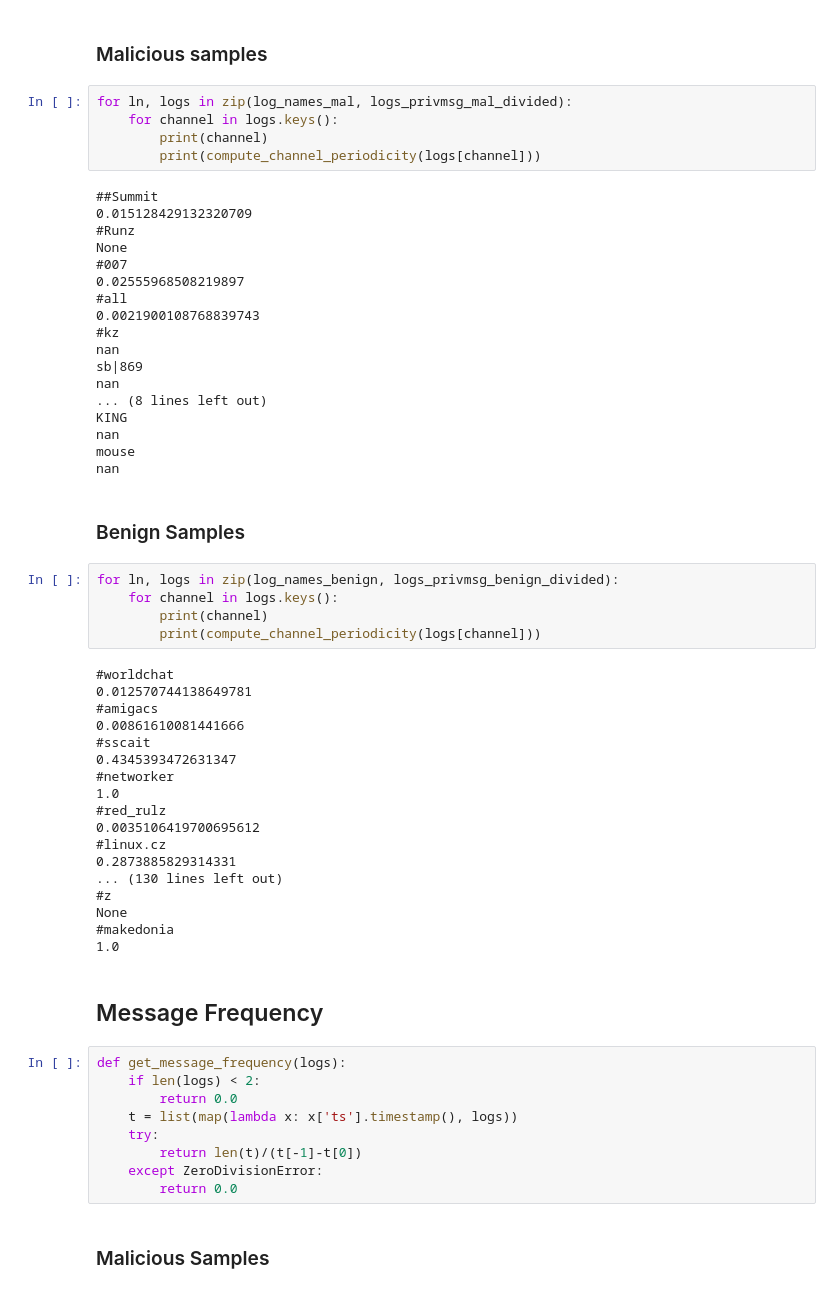
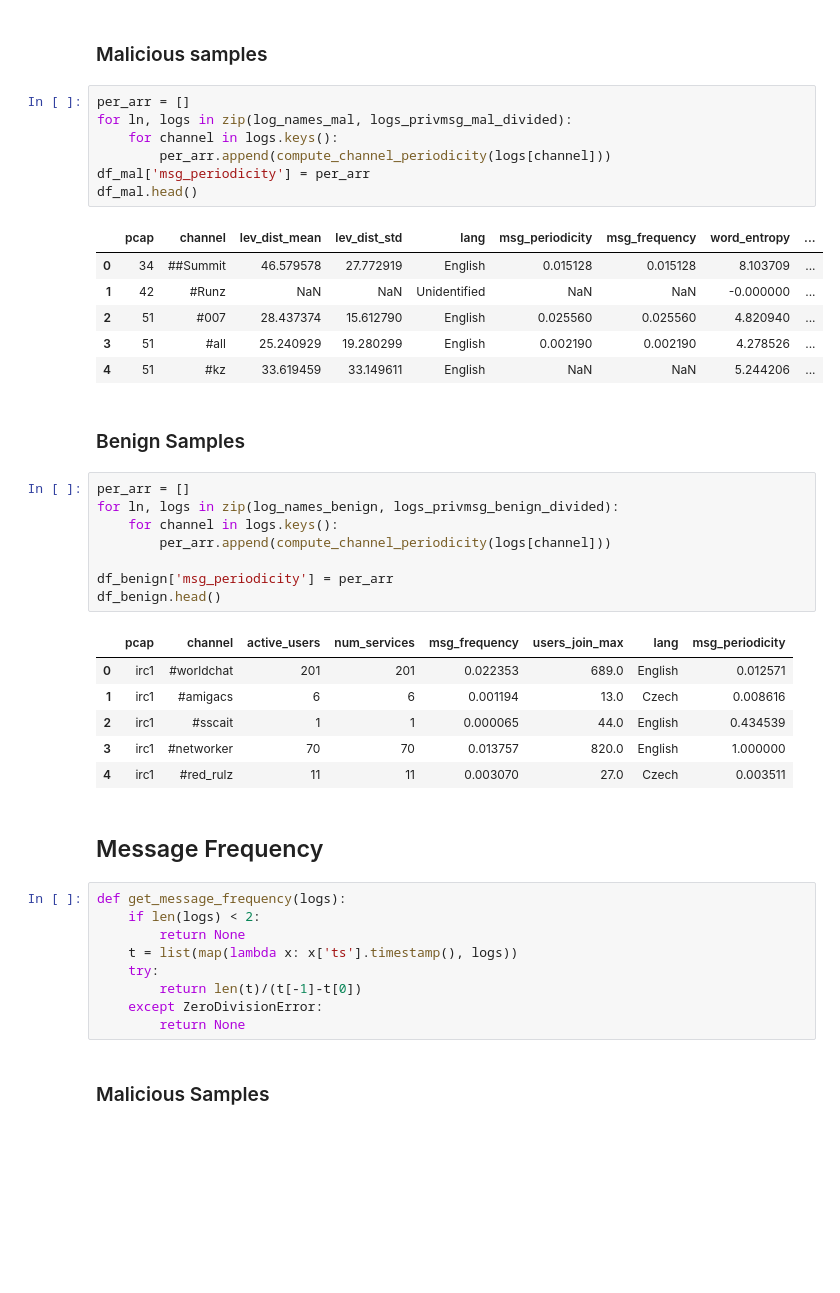
Before and after one commit to stratosphereips/IRC-Behavioral-Analysis, a Jupyter notebook: python/channel_profiling.ipynb, the cells around one changed output. Saved outputs shown, nothing was run; the diff lists cells and outputs as text; blank space fills up the shorter version.

```diff
--- a/python/channel_profiling.ipynb
+++ b/python/channel_profiling.ipynb
@@ -435,64 +532,47 @@ def compute_channel_periodicity(communication):
 # %% [markdown]
 ### Malicious samples
 # %%
+per_arr = []
 for ln, logs in zip(log_names_mal, logs_privmsg_mal_divided):
     for channel in logs.keys():
-        print(channel)
-        print(compute_channel_periodicity(logs[channel]))
+        per_arr.append(compute_channel_periodicity(logs[channel]))
+df_mal['msg_periodicity'] = per_arr
+df_mal.head()
 # %% [output]
-##Summit
-0.015128429132320709
-#Runz
-None
-#007
-0.02555968508219897
-#all
-0.0021900108768839743
-#kz
-nan
-sb|869
-nan
-... (8 lines left out)
-KING
-nan
-mouse
-nan
+|  | pcap | channel | lev_dist_mean | lev_dist_std | lang | msg_periodicity | msg_frequency | word_entropy | ... |
+| 0 | 34 | ##Summit | 46.579578 | 27.772919 | English | 0.015128 | 0.015128 | 8.103709 | ... |
+| 1 | 42 | #Runz | NaN | NaN | Unidentified | NaN | NaN | -0.000000 | ... |
+| 2 | 51 | #007 | 28.437374 | 15.612790 | English | 0.025560 | 0.025560 | 4.820940 | ... |
+| 3 | 51 | #all | 25.240929 | 19.280299 | English | 0.002190 | 0.002190 | 4.278526 | ... |
+| 4 | 51 | #kz | 33.619459 | 33.149611 | English | NaN | NaN | 5.244206 | ... |
 # %% [markdown]
 ### Benign Samples
 # %%
+per_arr = []
 for ln, logs in zip(log_names_benign, logs_privmsg_benign_divided):
     for channel in logs.keys():
-        print(channel)
-        print(compute_channel_periodicity(logs[channel]))
+        per_arr.append(compute_channel_periodicity(logs[channel]))
+
+df_benign['msg_periodicity'] = per_arr
+df_benign.head()
 # %% [output]
-#worldchat
-0.012570744138649781
-#amigacs
-0.00861610081441666
-#sscait
-0.4345393472631347
-#networker
-1.0
-#red_rulz
-0.0035106419700695612
-#linux.cz
-0.2873885829314331
-... (130 lines left out)
-#z
-None
-#makedonia
-1.0
+|  | pcap | channel | active_users | num_services | msg_frequency | users_join_max | lang | msg_periodicity |
+| 0 | irc1 | #worldchat | 201 | 201 | 0.022353 | 689.0 | English | 0.012571 |
+| 1 | irc1 | #amigacs | 6 | 6 | 0.001194 | 13.0 | Czech | 0.008616 |
+| 2 | irc1 | #sscait | 1 | 1 | 0.000065 | 44.0 | English | 0.434539 |
+| 3 | irc1 | #networker | 70 | 70 | 0.013757 | 820.0 | English | 1.000000 |
+| 4 | irc1 | #red_rulz | 11 | 11 | 0.003070 | 27.0 | Czech | 0.003511 |
 # %% [markdown]
 ## Message Frequency
 # %%
 def get_message_frequency(logs):
     if len(logs) < 2:
-        return 0.0
+        return None
     t = list(map(lambda x: x['ts'].timestamp(), logs))
     try:
         return len(t)/(t[-1]-t[0])
     except ZeroDivisionError:
-        return 0.0
+        return None
 # %% [markdown]
 ### Malicious Samples
 # %%
```
Also changed, not shown: parts of 31 cells of this notebook, 1 other file.
